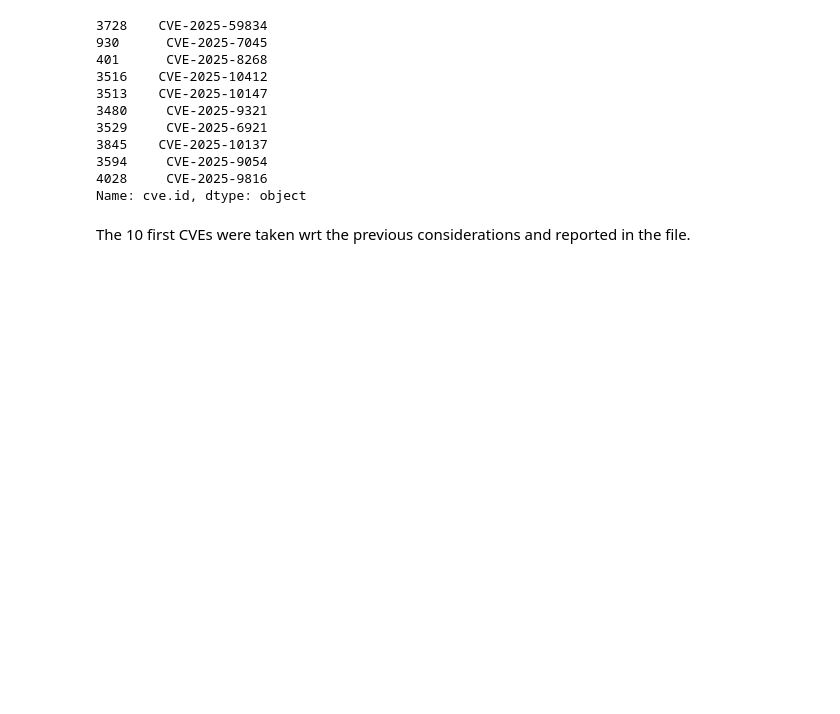
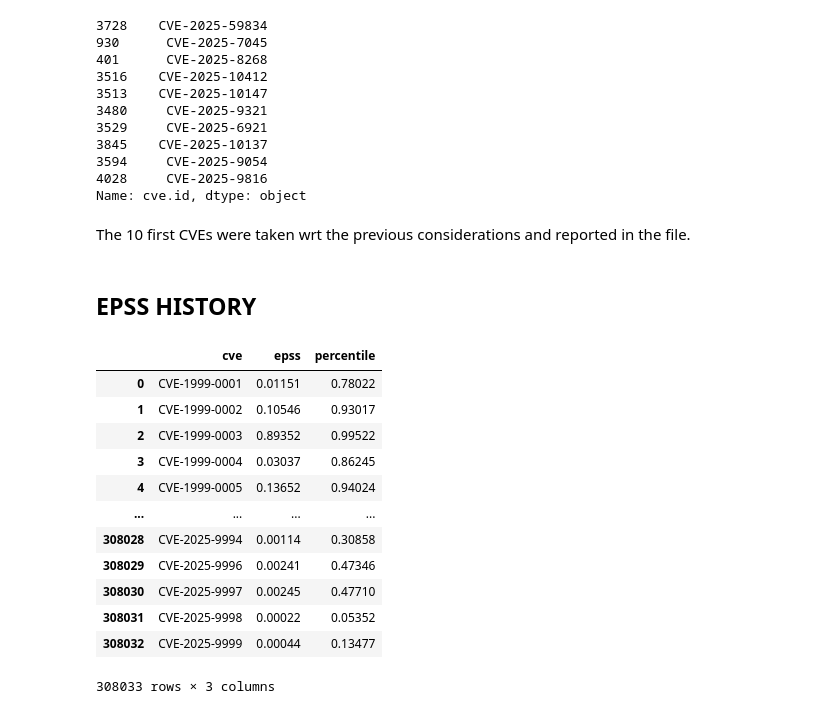
Before and after one commit to alequerenghi/505MI-LAB, a Jupyter notebook: 01_EPSS/LAB_EPSS.ipynb, the cells around one changed output. Cells and saved outputs as stored; diff of their text form; code cells hidden in the pictures; blank space fills up the shorter version.

```diff
--- a/01_EPSS/LAB_EPSS.ipynb
+++ b/01_EPSS/LAB_EPSS.ipynb
@@ -441,0 +442,18 @@ df[df['cve.id'].isin(selected)].to_csv(
+# %% [markdown]
+## EPSS HISTORY
+# %%
+pd.read_csv('https://epss.empiricalsecurity.com/epss_scores-2025-12-25.csv.gz', compression='gzip', skiprows=1)
+# %% [output]
+|  | cve | epss | percentile |
+| 0 | CVE-1999-0001 | 0.01151 | 0.78022 |
+| 1 | CVE-1999-0002 | 0.10546 | 0.93017 |
+| 2 | CVE-1999-0003 | 0.89352 | 0.99522 |
+| 3 | CVE-1999-0004 | 0.03037 | 0.86245 |
+| 4 | CVE-1999-0005 | 0.13652 | 0.94024 |
+| ... | ... | ... | ... |
+| 308028 | CVE-2025-9994 | 0.00114 | 0.30858 |
+| 308029 | CVE-2025-9996 | 0.00241 | 0.47346 |
+| 308030 | CVE-2025-9997 | 0.00245 | 0.47710 |
+| 308031 | CVE-2025-9998 | 0.00022 | 0.05352 |
+| 308032 | CVE-2025-9999 | 0.00044 | 0.13477 |
+308033 rows × 3 columns
```
Also changed, not shown: parts of 4 cells of this notebook, 1 other file.
